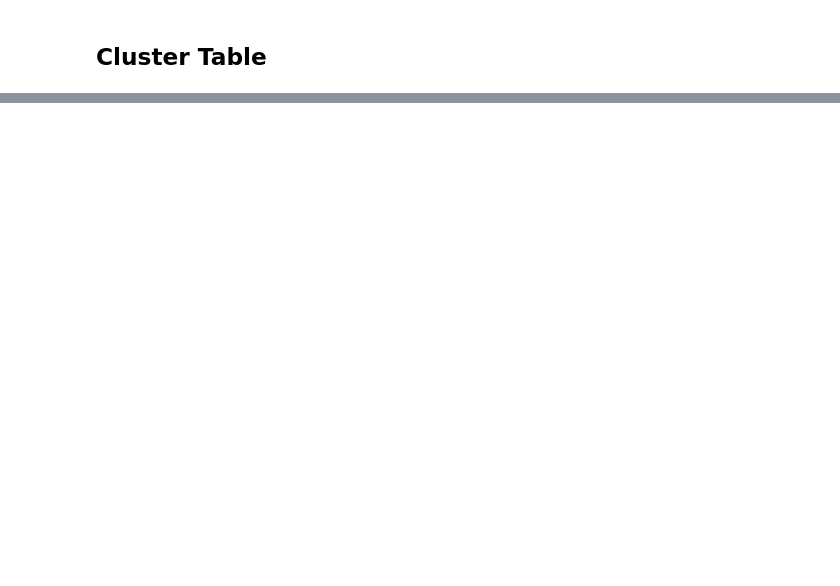
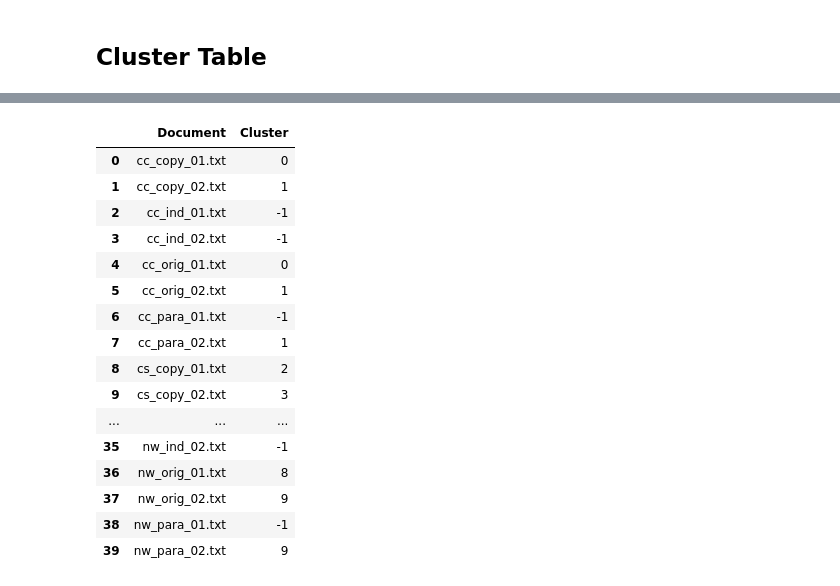
Before and after one commit to mirha55an/AssignGuard, a Jupyter notebook: notebook/notebook.ipynb, the cells around one changed output, grey strips where cells are left out. Saved outputs shown, nothing was run; the diff lists cells and outputs as text; code cells hidden in the pictures; blank space fills up the shorter version.

```diff
--- a/notebook/notebook.ipynb
+++ b/notebook/notebook.ipynb
@@ -127,13 +173,31 @@ cluster_fig
 # %%
 
 cluster_df = pd.DataFrame({
     "Document": doc_names,
     "Cluster": cluster_labels
 })
 
 cluster_df.to_csv(
-    "results/clusters.csv",
+    "notebook/results/clusters.csv",
     index=False
 )
 
 cluster_df
+# %% [output]
+|  | Document | Cluster |
+| 0 | cc_copy_01.txt | 0 |
+| 1 | cc_copy_02.txt | 1 |
+| 2 | cc_ind_01.txt | -1 |
+| 3 | cc_ind_02.txt | -1 |
+| 4 | cc_orig_01.txt | 0 |
+| 5 | cc_orig_02.txt | 1 |
+| 6 | cc_para_01.txt | -1 |
+| 7 | cc_para_02.txt | 1 |
+| 8 | cs_copy_01.txt | 2 |
+| 9 | cs_copy_02.txt | 3 |
+| ... | ... | ... |
+| 35 | nw_ind_02.txt | -1 |
+| 36 | nw_orig_01.txt | 8 |
+| 37 | nw_orig_02.txt | 9 |
+| 38 | nw_para_01.txt | -1 |
+| 39 | nw_para_02.txt | 9 |
```
Also changed, not shown: parts of 13 cells of this notebook, 5 other files.
